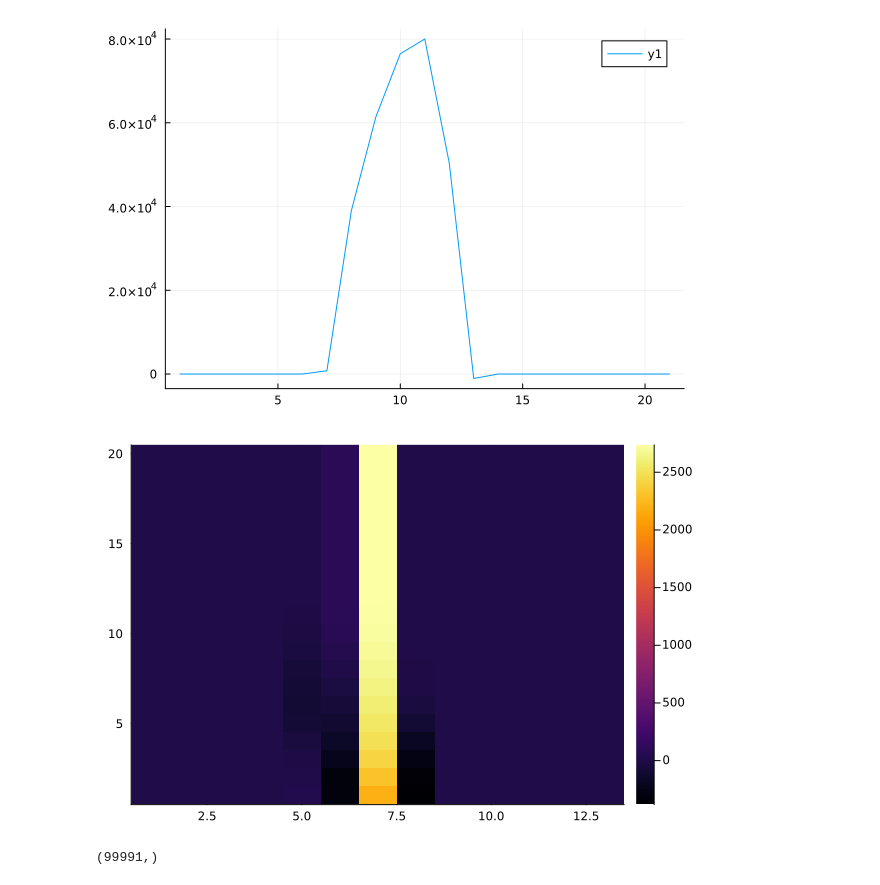
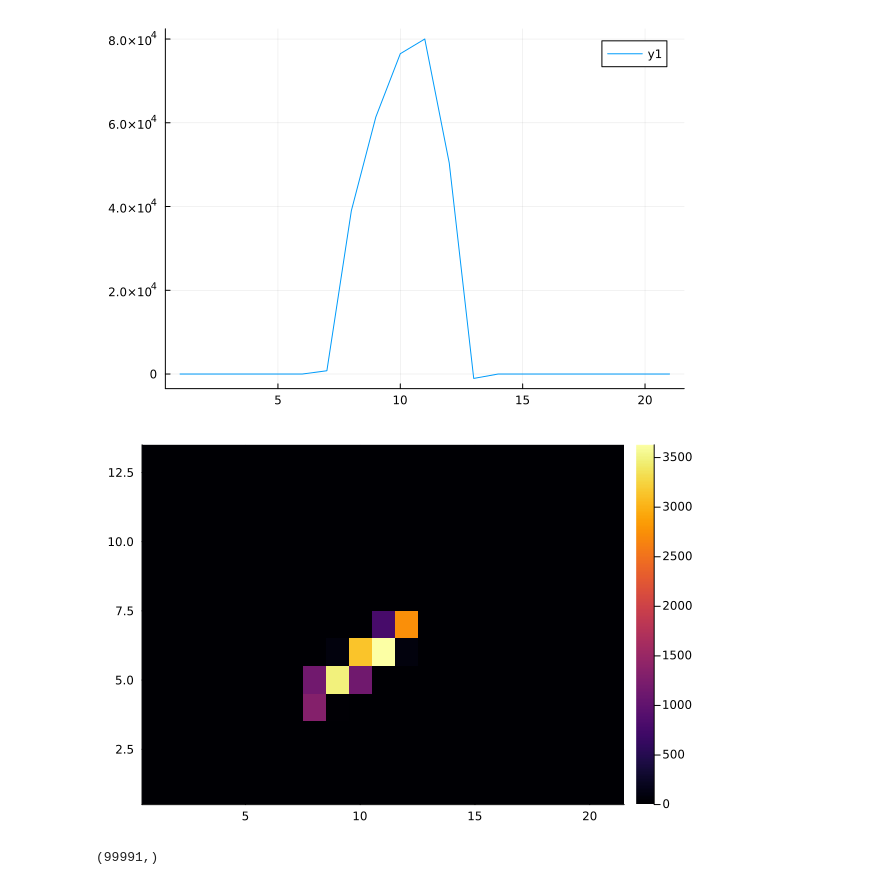
Before and after one commit to wilkieolin/phasor_julia, a Jupyter notebook: cluster_classification.ipynb, the cells around one changed output. Drawn from its saved outputs; the diff is of its cells as text; code cells hidden in the pictures.

```diff
--- a/cluster_classification.ipynb
+++ b/cluster_classification.ipynb
@@ -61,9 +61,9 @@ plot(sum(q[:,:,:,128], dims=(1,2)) |> vec)
 # %% [output]
 [figure]
 # %%
-heatmap(q[:,:,12,128])
+heatmap(q[12,:,:,128])
 # %% [output]
-[figure, old version]
+[figure, new version]
 # %%
 ylocal |> size
 # %% [output]
```
Also changed, not shown: parts of 2 cells of this notebook, 1 other file.
